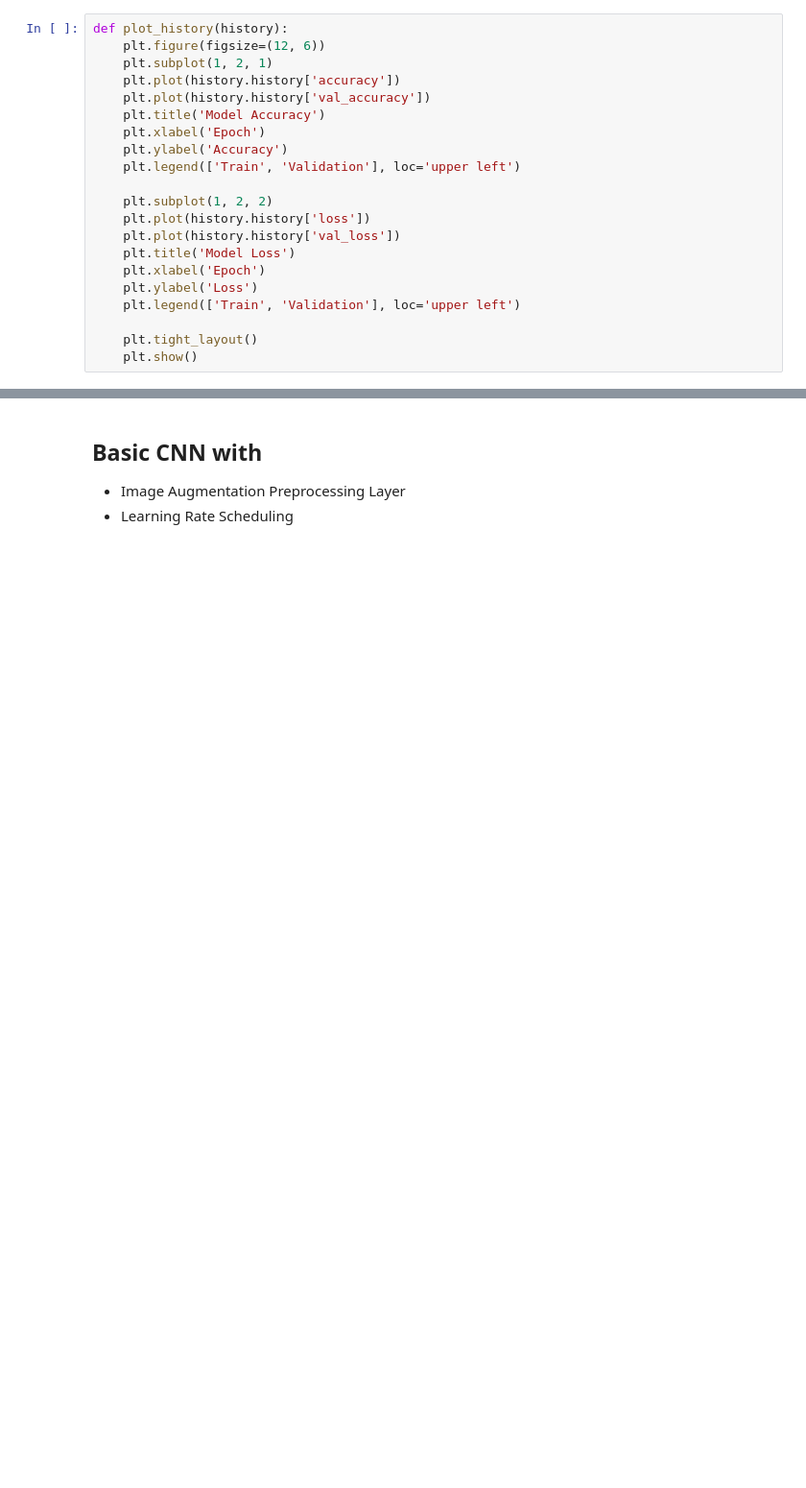
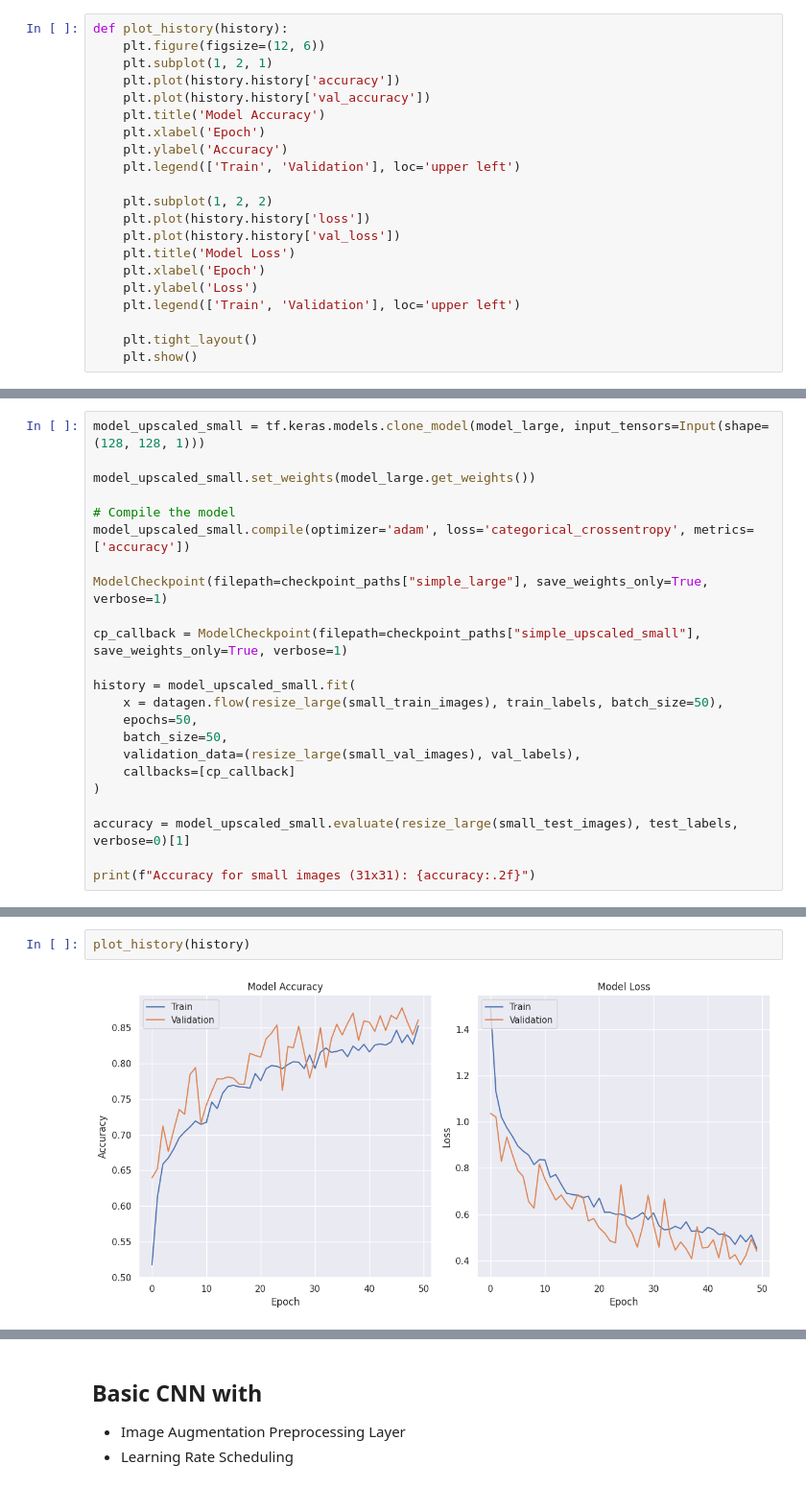
Before and after one commit to glennwuwu/vegetable-image-classification-cnn, a Jupyter notebook: CNN.ipynb, the cells around one changed output, grey strips where cells are left out. Shown at 96% size. Saved outputs shown, nothing was run; the diff lists cells and outputs as text; blank space fills up the shorter version.

```diff
--- a/CNN.ipynb
+++ b/CNN.ipynb
@@ -355,0 +353,23 @@ plot_history(history)
+# %%
+model_upscaled_small = tf.keras.models.clone_model(model_large, input_tensors=Input(shape=(128, 128, 1)))
+
+model_upscaled_small.set_weights(model_large.get_weights())
+
+# Compile the model
+model_upscaled_small.compile(optimizer='adam', loss='categorical_crossentropy', metrics=['accuracy'])
+
+ModelCheckpoint(filepath=checkpoint_paths["simple_large"], save_weights_only=True, verbose=1)
+
+cp_callback = ModelCheckpoint(filepath=checkpoint_paths["simple_upscaled_small"], save_weights_only=True, verbose=1)
+
+history = model_upscaled_small.fit(
+    x = datagen.flow(resize_large(small_train_images), train_labels, batch_size=50),
+    epochs=50,
+    batch_size=50,
+    validation_data=(resize_large(small_val_images), val_labels),
+    callbacks=[cp_callback]
+)
+
+accuracy = model_upscaled_small.evaluate(resize_large(small_test_images), test_labels, verbose=0)[1]
+
+print(f"Accuracy for small images (31x31): {accuracy:.2f}")
@@ -355,0 +394,4 @@ plot_history(history)
+# %%
+plot_history(history)
+# %% [output]
+[figure, added]
```
Also changed, not shown: parts of 24 cells of this notebook, 5 other files.
